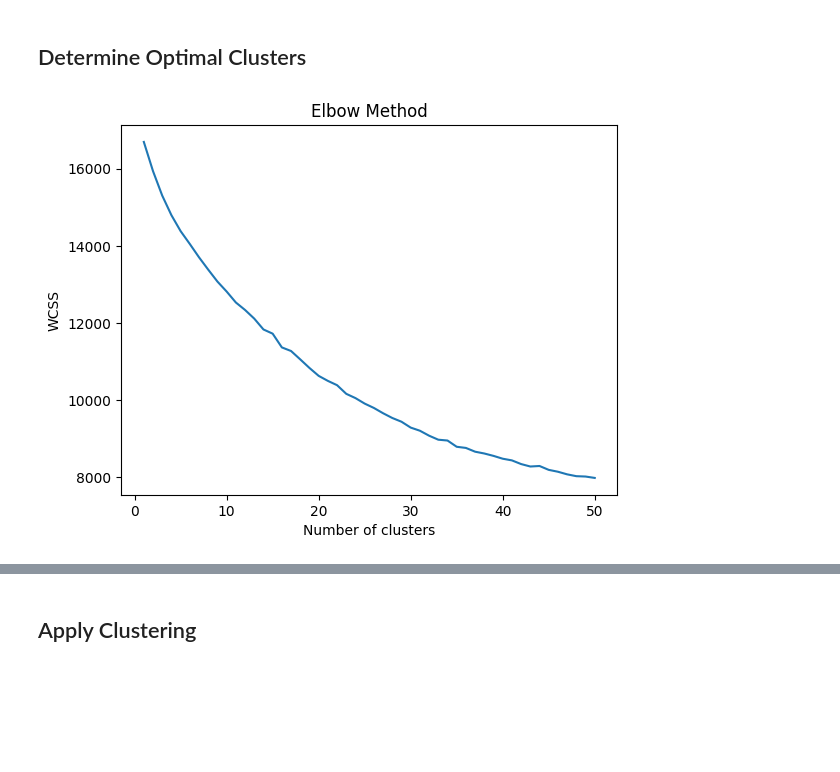
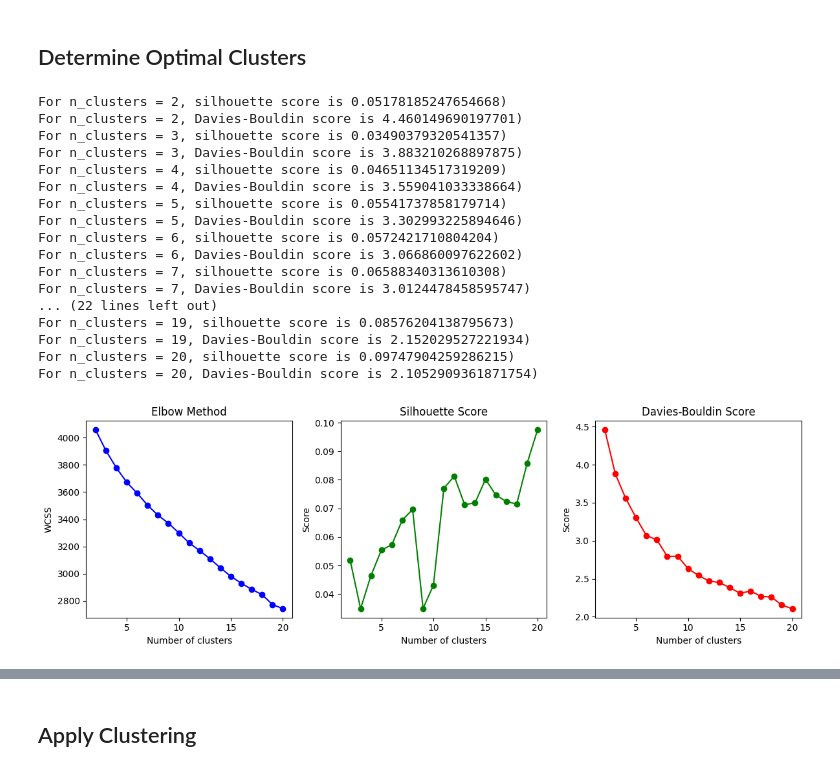
Before and after one commit to mohamadsolouki/Scientific-Trend-Analysis, a Jupyter notebook: notebooks/clustering.ipynb, the cells around one changed output, grey strips where cells are left out. Cells and saved outputs as stored; diff of their text form; code cells hidden in the pictures; blank space fills up the shorter version.

```diff
--- a/notebooks/clustering.ipynb
+++ b/notebooks/clustering.ipynb
@@ -16,7 +16,7 @@ import seaborn as sns
 # %% [markdown]
 ## Load and Preview Data
 # %%
-input_file = '../data/data_concatenated.csv'
+input_file = '../data/data_preprocessed.csv'
 df = pd.read_csv(input_file)
 df.head()
 # %% [output]
@@ -31,10 +31,10 @@ df.head()
 # %%
 def vectorize_text(df):
     # Replace NaN values in the 'concat' column with empty strings
-    df['concat'] = df['concat'].fillna('')
+    df['text'] = df['text'].fillna('')
     # Instantiate TfidfVectorizer
-    vectorizer = TfidfVectorizer(max_features=2000)
-    X = vectorizer.fit_transform(df['concat'])
+    vectorizer = TfidfVectorizer(max_features=1000)
+    X = vectorizer.fit_transform(df['text'])
     return X, vectorizer
 
 tfidf_matrix, vectorizer = vectorize_text(df)
@@ -119,23 +126,78 @@ For n_clusters=20, The Silhouette Coefficient is 0.0907564962179412
 ## Determine Optimal Clusters
 # %%
 def determine_optimal_clusters(X):
+    wcss = []
+    silhouette_scores = []
+    davies_bouldin_scores = []
 
     # Taking a random sample of 10% of the data
-    sample_indices = np.random.choice(X.shape[0], int(0.05 * X.shape[0]), replace=False)
+    sample_indices = np.random.choice(X.shape[0], int(0.01 * X.shape[0]), replace=False)
     X_sample = X[sample_indices]
 
-    wcss = []
-    for i in range(1, 51):
+    # Define a range of clusters to test
+    cluster_range = range(2, 21)
+
+    for i in cluster_range:
         kmeans = KMeans(n_clusters=i, n_init=10, random_state=0)
         kmeans.fit(X_sample)
         wcss.append(kmeans.inertia_)
 
-    plt.plot(range(1, 51), wcss)
+        # Calculate silhouette score
+        silhouette_avg = silhouette_score(X_sample, kmeans.labels_)
+        silhouette_scores.append(silhouette_avg)
+
+        # Calculate Davies-Bouldin index
+        davies_bouldin_avg = davies_bouldin_score(X_sample, kmeans.labels_)
+        davies_bouldin_scores.append(davies_bouldin_avg)
+
+        # Print the score for each cluster
+        print("For n_clusters = {}, silhouette score is {})".format(i, silhouette_avg))
+        print("For n_clusters = {}, Davies-Bouldin score is {})".format(i, davies_bouldin_avg))
+
+
+    # Plot the elbow method
+    plt.figure(figsize=(12, 4))
+    plt.subplot(1, 3, 1)
+    plt.plot(cluster_range, wcss, marker='o', linestyle='-', color='b')
     plt.title('Elbow Method')
     plt.xlabel('Number of clusters')
     plt.ylabel('WCSS')
+
+    # Plot Silhouette Score
+    plt.subplot(1, 3, 2)
+    plt.plot(cluster_range, silhouette_scores, marker='o', linestyle='-', color='g')
+    plt.title('Silhouette Score')
+    plt.xlabel('Number of clusters')
+    plt.ylabel('Score')
+
+    # Plot Davies-Bouldin Score
+    plt.subplot(1, 3, 3)
+    plt.plot(cluster_range, davies_bouldin_scores, marker='o', linestyle='-', color='r')
+    plt.title('Davies-Bouldin Score')
+    plt.xlabel('Number of clusters')
+    plt.ylabel('Score')
+
+    plt.tight_layout()
     plt.show()
 
+# Call the function to determine optimal clusters
 determine_optimal_clusters(X_reduced)
 # %% [output]
+For n_clusters = 2, silhouette score is 0.05178185247654668)
+For n_clusters = 2, Davies-Bouldin score is 4.460149690197701)
+For n_clusters = 3, silhouette score is 0.03490379320541357)
+For n_clusters = 3, Davies-Bouldin score is 3.883210268897875)
+For n_clusters = 4, silhouette score is 0.04651134517319209)
+For n_clusters = 4, Davies-Bouldin score is 3.559041033338664)
+For n_clusters = 5, silhouette score is 0.05541737858179714)
+For n_clusters = 5, Davies-Bouldin score is 3.302993225894646)
+For n_clusters = 6, silhouette score is 0.0572421710804204)
+For n_clusters = 6, Davies-Bouldin score is 3.066860097622602)
+For n_clusters = 7, silhouette score is 0.06588340313610308)
+For n_clusters = 7, Davies-Bouldin score is 3.0124478458595747)
+... (22 lines left out)
+For n_clusters = 19, silhouette score is 0.08576204138795673)
+For n_clusters = 19, Davies-Bouldin score is 2.152029527221934)
+For n_clusters = 20, silhouette score is 0.09747904259286215)
+For n_clusters = 20, Davies-Bouldin score is 2.1052909361871754)
-[figure, old version]
+[figure, new version]
```
Also changed, not shown: parts of 8 cells of this notebook, 3 other files.
